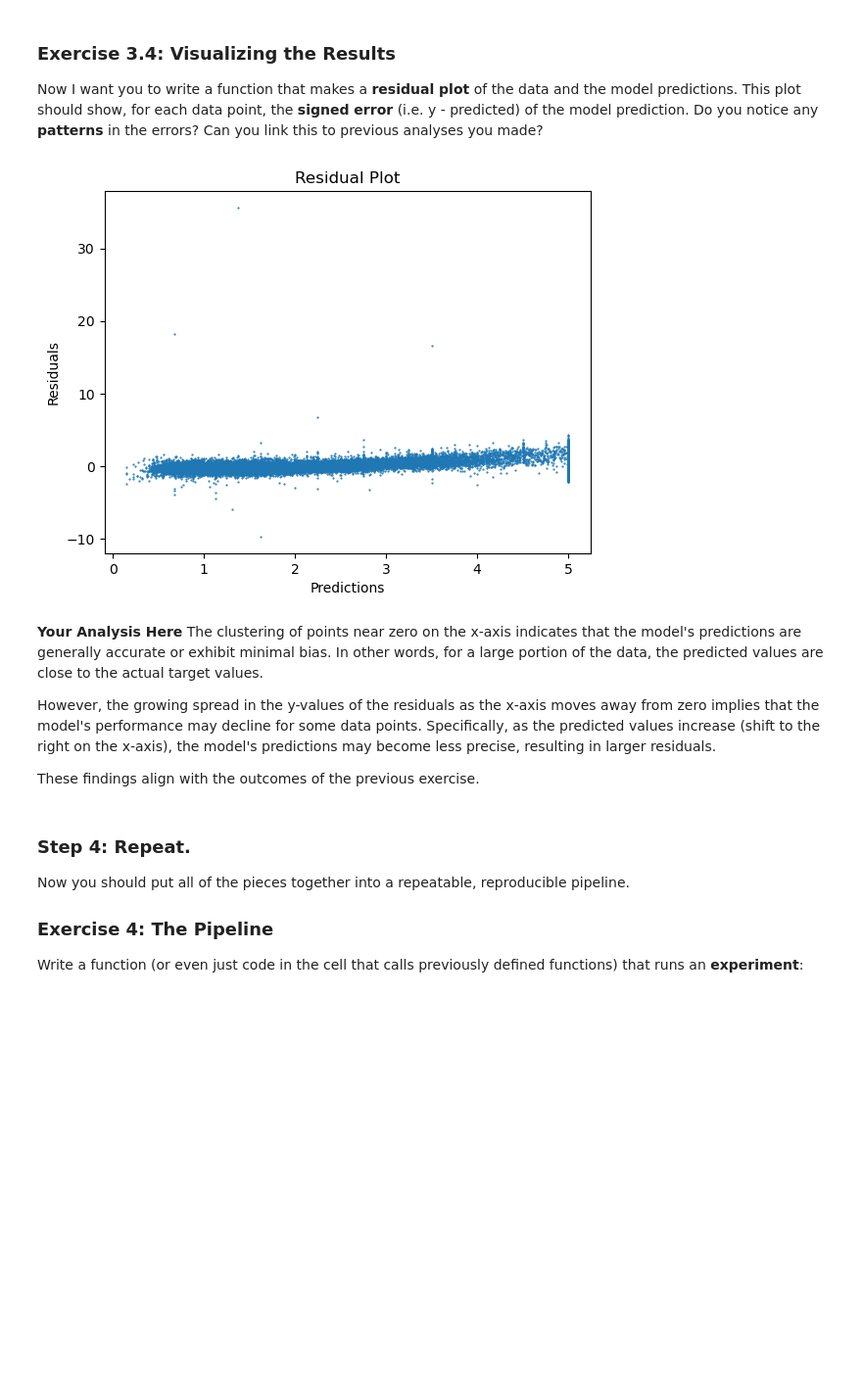
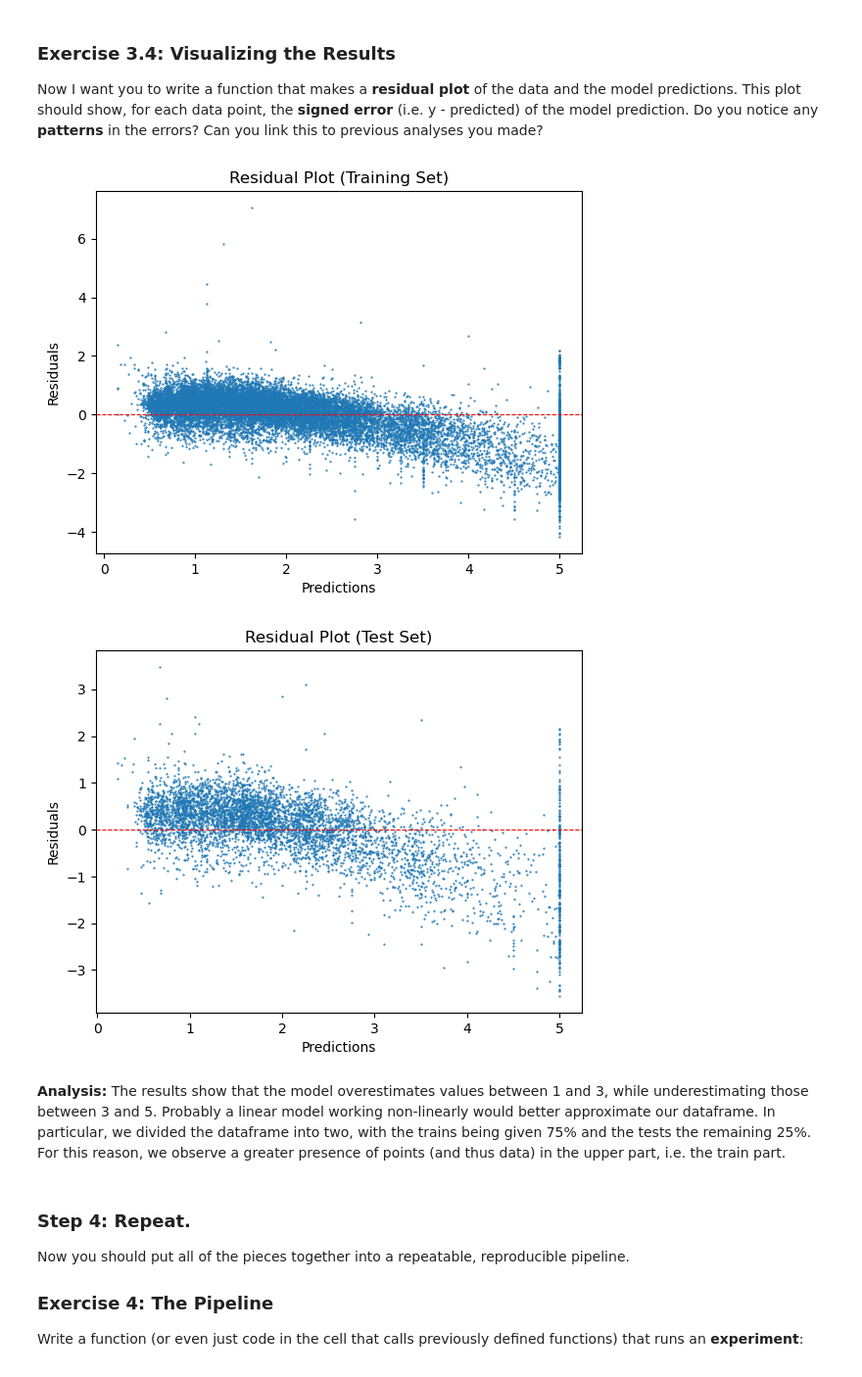
Before and after one commit to Cappetti99/FML, a Jupyter notebook: lab1/Lab1.ipynb, the cells around one changed output. Shown at 98% size. Cells and saved outputs as stored; diff of their text form; code cells hidden in the pictures; blank space fills up the shorter version.

```diff
--- a/lab1/Lab1.ipynb
+++ b/lab1/Lab1.ipynb
@@ -385,30 +372,34 @@ MAE is another measure of the average magnitude of errors between the predicted
 ### Exercise 3.4: Visualizing the Results
 Now I want you to write a function that makes a **residual plot** of the data and the model predictions. This plot should show, for each data point, the **signed error** (i.e. y - predicted) of the model prediction. Do you notice any **patterns** in the errors? Can you link this to previous analyses you made?
 # %%
-(Xtr, Xte, ytr, yte) = train_test_split(df, targets, train_size=0.5)
+(Xtr, Xte, ytr, yte) = train_test_split(df, targets, train_size=0.75)
 
 model = LinearRegression()
 model.fit(Xtr, ytr)
 
-
-def resplot(y, preds):
-    plt.scatter(preds, preds-y, s=0.3)
-    plt.title("Residual Plot")
+def resplot(y, preds, title):
+    plt.scatter(y, preds - y, s=0.3)
+    plt.title(title)
     plt.xlabel("Predictions")
     plt.ylabel("Residuals")
+    plt.axhline(0, color='red', linestyle='--', linewidth=0.8)
+    plt.show()
 
+train_preds = model.predict(Xtr)
 
-resplot(model.predict(df), targets)
+test_preds = model.predict(Xte)
 
-#da guardare
+resplot(ytr, train_preds, "Residual Plot (Training Set)")
+
+resplot(yte, test_preds, "Residual Plot (Test Set)")
 # %% [output]
-[figure, old version]
+[figure, new version]
+[figure, added]
-# %% [markdown]
-**Your Analysis Here** The clustering of points near zero on the x-axis indicates that the model's predictions are generally accurate or exhibit minimal bias. In other words, for a large portion of the data, the predicted values are close to the actual target values.
-
-However, the growing spread in the y-values of the residuals as the x-axis moves away from zero implies that the model's performance may decline for some data points. Specifically, as the predicted values increase (shift to the right on the x-axis), the model's predictions may become less precise, resulting in larger residuals.
-
-These findings align with the outcomes of the previous exercise.
+# %% [markdown]
+**Analysis:** The results show that the model overestimates values between 1 and 3, while underestimating those between 3 and 5.
+Probably a linear model working non-linearly would better approximate our dataframe.
+In particular, we divided the dataframe into two, with the trains being given 75% and the tests the remaining 25%.
+For this reason, we observe a greater presence of points (and thus data) in the upper part, i.e. the train part.
 # %% [markdown]
 ### Step 4: Repeat.
 
```
Also changed, not shown: parts of 31 cells of this notebook, 1 other file.
